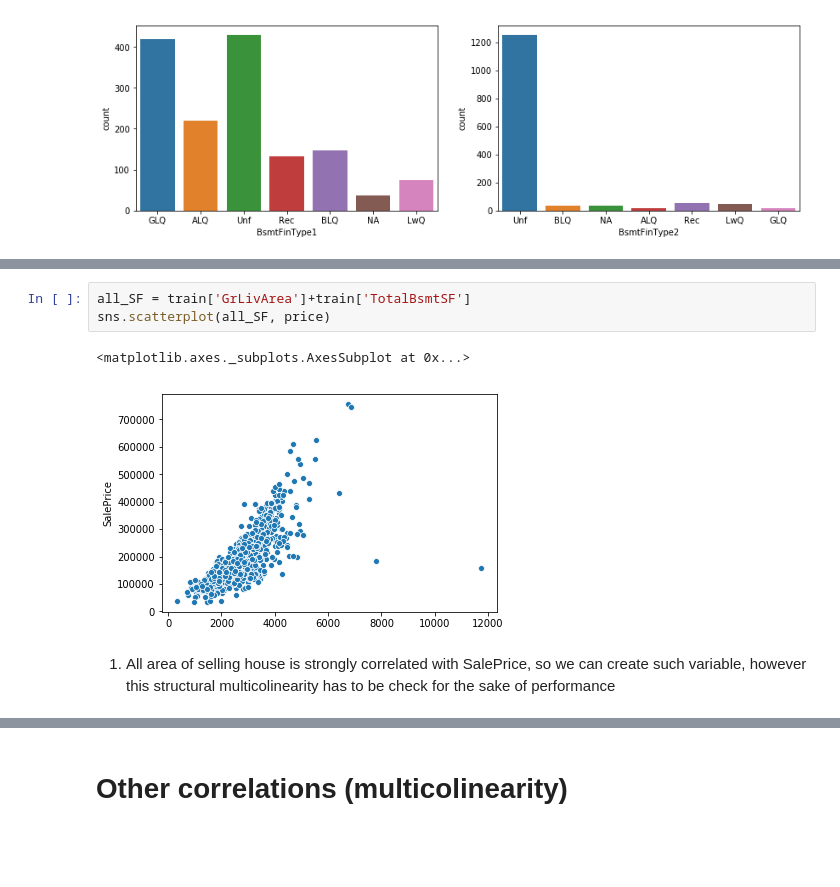
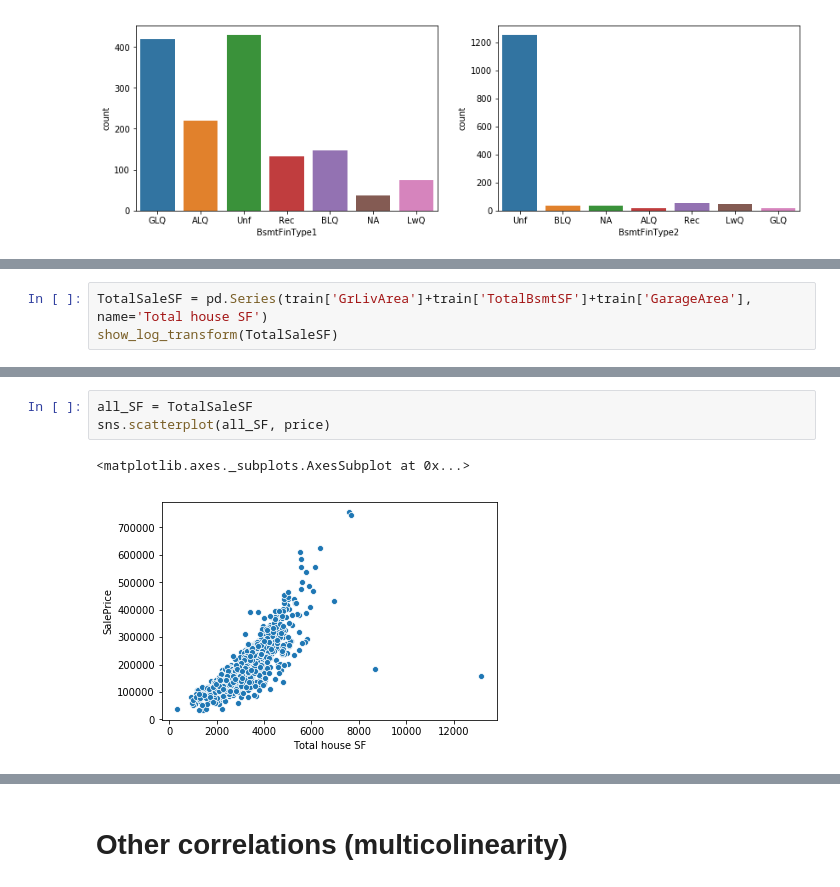
Before and after one commit to Kuba97/house-prices, a Jupyter notebook: notebooks/1.2.1 EDA - Statistical Analysis (numerical).ipynb, the cells around one changed output, grey strips where cells are left out. Drawn from its saved outputs; the diff is of its cells as text; blank space fills up the shorter version.

```diff
--- a/notebooks/1.2.1 EDA - Statistical Analysis (numerical).ipynb
+++ b/notebooks/1.2.1 EDA - Statistical Analysis (numerical).ipynb
@@ -170,0 +220,3 @@ sns.scatterplot(train['1stFlrSF'], price)
+# %%
+TotalSaleSF = pd.Series(train['GrLivArea']+train['TotalBsmtSF']+train['GarageArea'], name='Total house SF')
+show_log_transform(TotalSaleSF)
@@ -171,8 +225,6 @@ sns.scatterplot(train['1stFlrSF'], price)
 # %%
-all_SF = train['GrLivArea']+train['TotalBsmtSF']
+all_SF = TotalSaleSF
 sns.scatterplot(all_SF, price)
 # %% [output]
 <matplotlib.axes._subplots.AxesSubplot at 0x...>
-[figure, old version]
+[figure, new version]
-# %% [markdown]
-1. All area of selling house is strongly correlated with SalePrice, so we can create such variable, however this structural multicolinearity has to be check for the sake of performance
```
Also changed, not shown: parts of 37 cells of this notebook, 2 other files.
